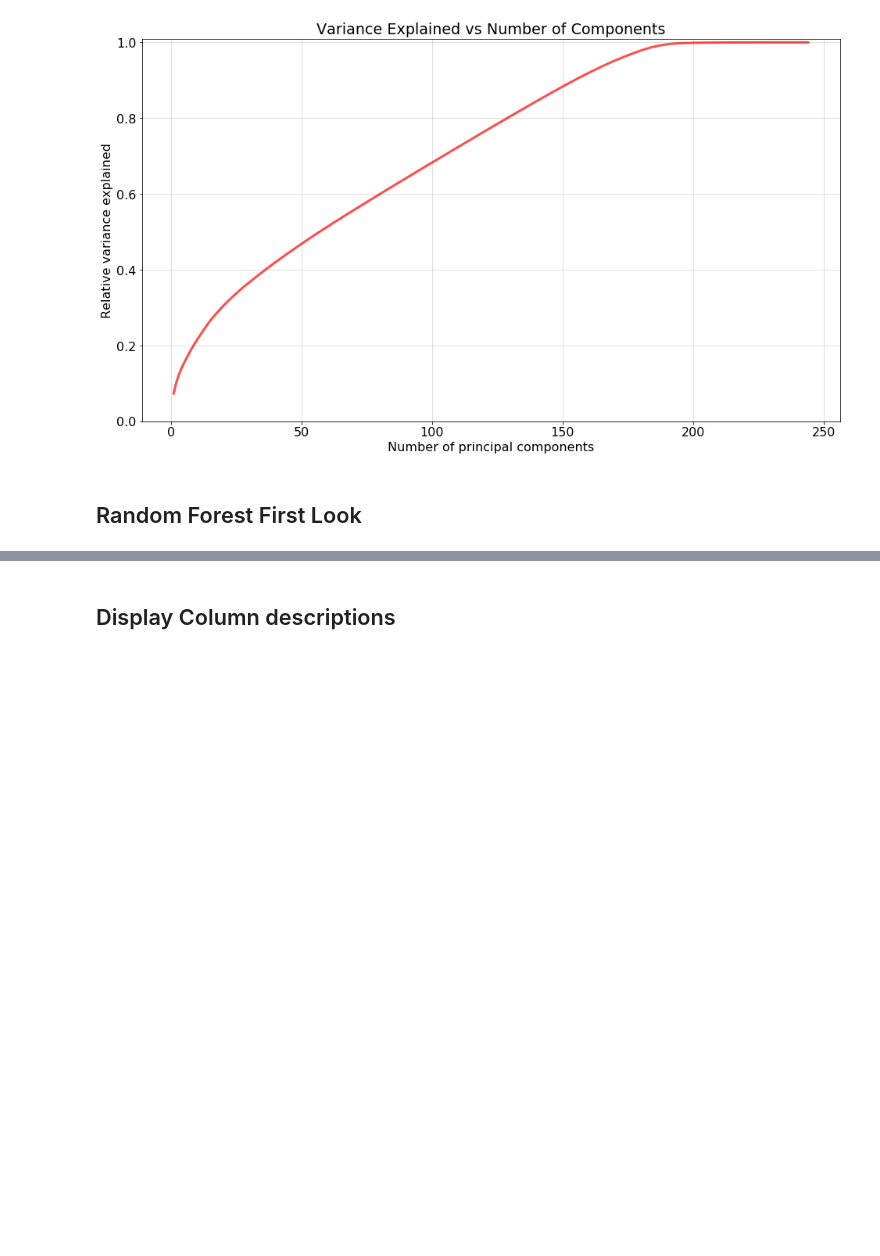
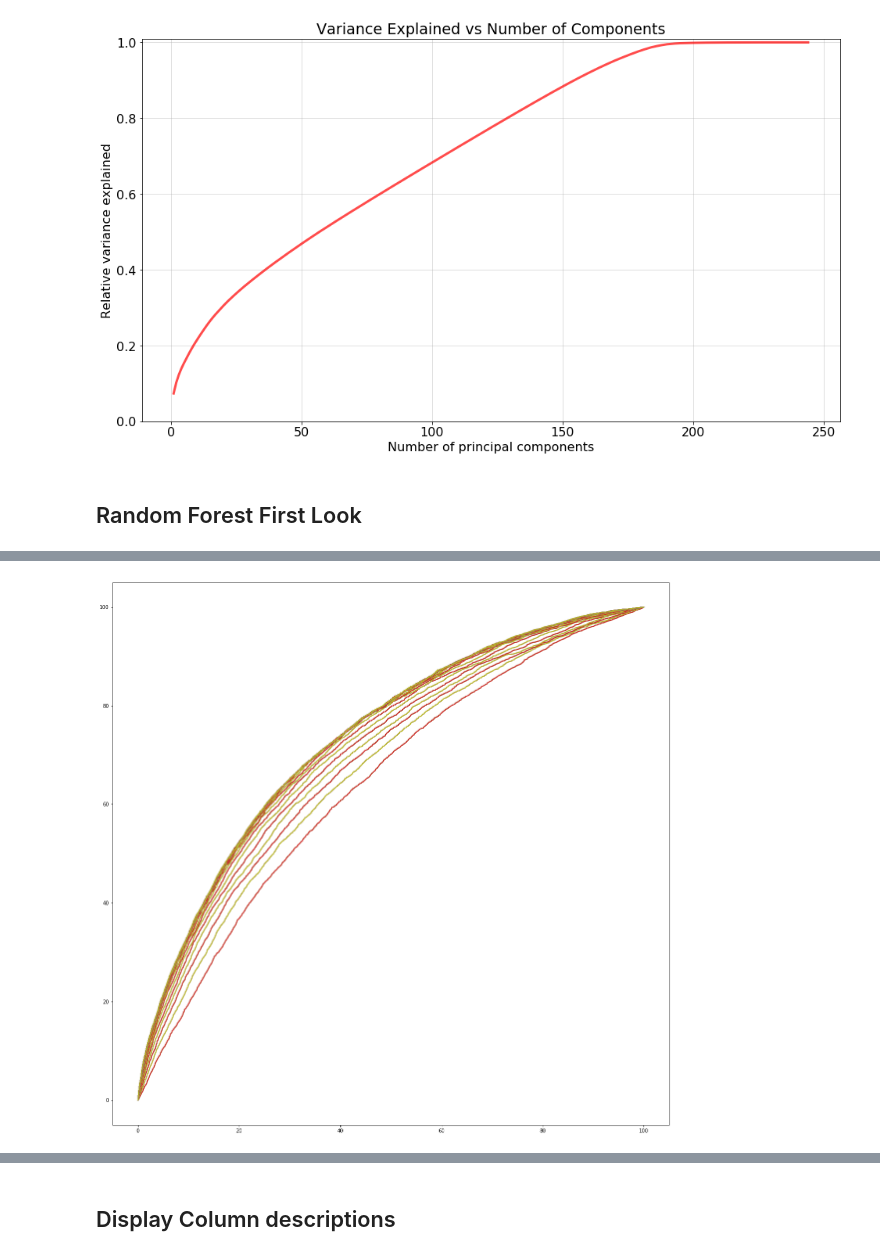
Before and after one commit to vlassarev/home-credit-default-risk, a Jupyter notebook: hcdr_model.ipynb, the cells around one changed output, grey strips where cells are left out. Drawn from its saved outputs; the diff is of its cells as text; code cells hidden in the pictures; blank space fills up the shorter version.

```diff
--- a/hcdr_model.ipynb
+++ b/hcdr_model.ipynb
@@ -260,0 +487,8 @@ Area Under the Curve
+# %%
+# Plots ROC from roc dict
+plt.figure(figsize=(20,20))
+for i, pt in enumerate(train_hist):
+    if i > 10:
+        plt.plot(100 * pt["roc_metrics"]["fpr"], 100 * pt["roc_metrics"]["tpr"])
+# %% [output]
+[figure, added]
```
Also changed, not shown: parts of 20 cells of this notebook, 3 other files.
